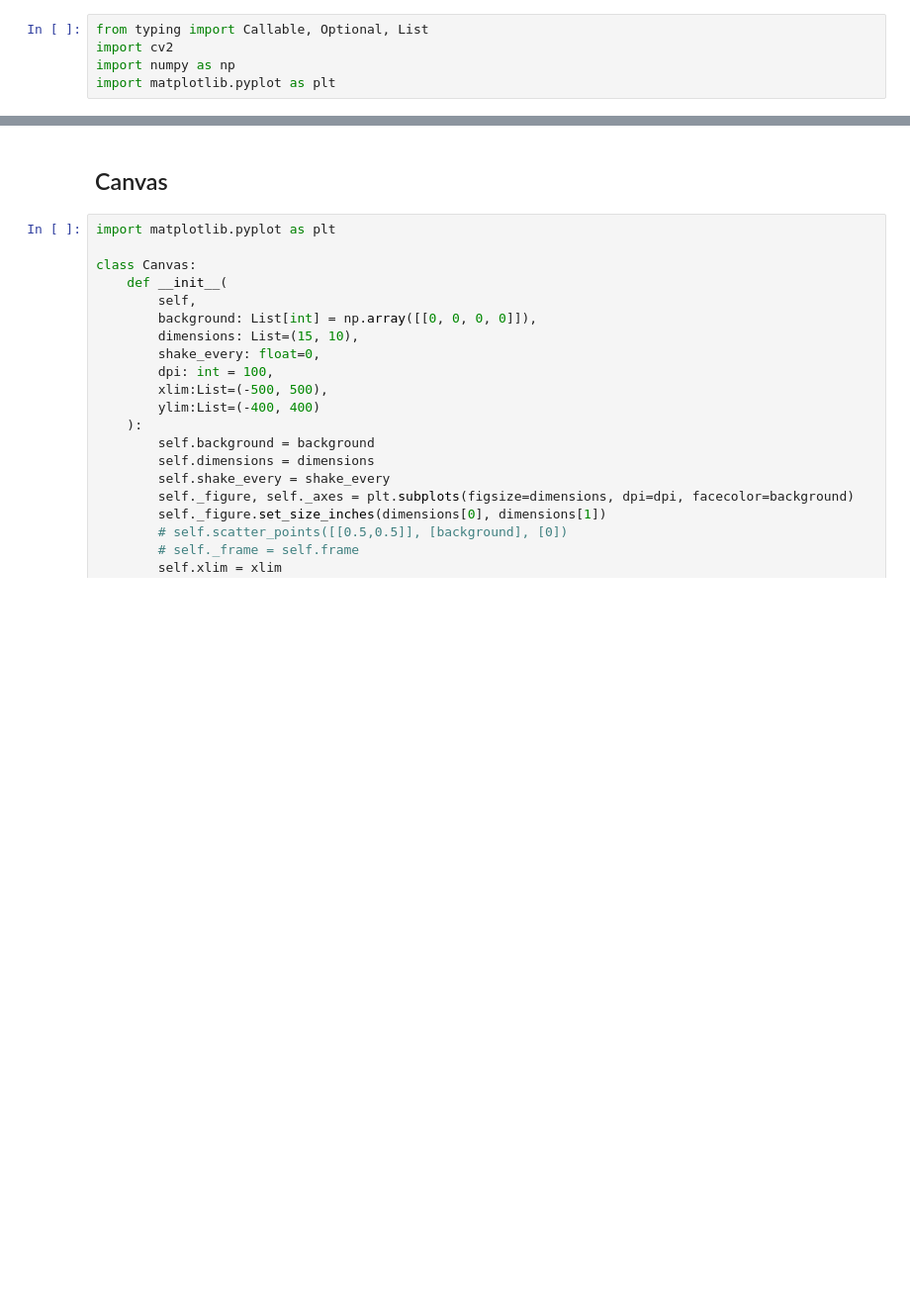
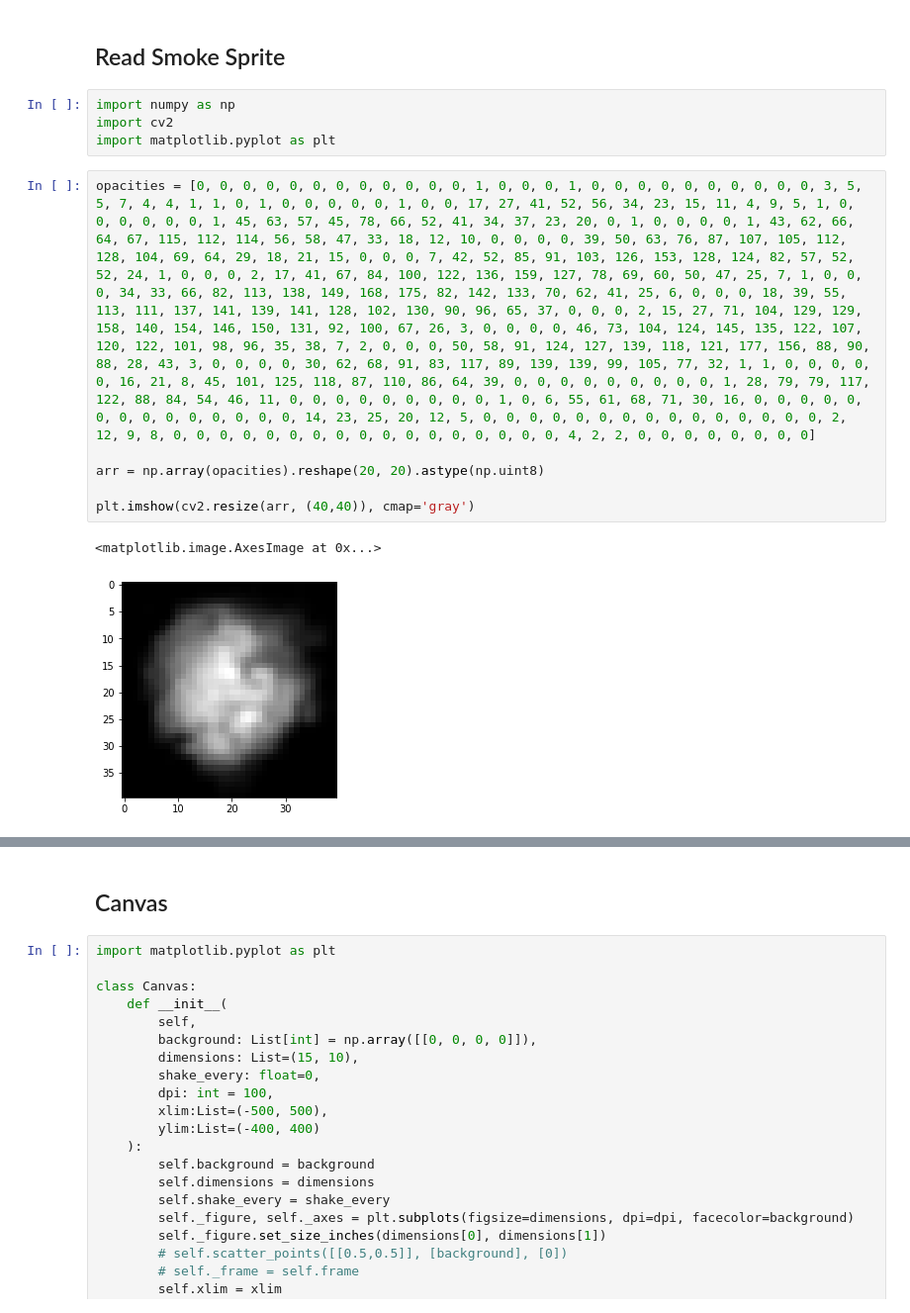
Before and after one commit to q-viper/SmokeSim, a Jupyter notebook: notebooks/expt.ipynb, the cells around one changed output, grey strips where cells are left out. Shown at 99% size. Drawn from its saved outputs; the diff is of its cells as text; blank space fills up the shorter version.

```diff
--- a/notebooks/expt.ipynb
+++ b/notebooks/expt.ipynb
@@ -1,5 +1,15 @@
+# %% [markdown]
+## Read Smoke Sprite
 # %%
-from typing import Callable, Optional, List
+import numpy as np
 import cv2
-import numpy as np
 import matplotlib.pyplot as plt
+# %%
+opacities = [0, 0, 0, 0, 0, 0, 0, 0, 0, 0, 0, 0, 1, 0, 0, 0, 1, 0, 0, 0, 0, 0, 0, 0, 0, 0, 0, 3, 5, 5, 7, 4, 4, 1, 1, 0, 1, 0, 0, 0, 0, 0, 1, 0, 0, 17, 27, 41, 52, 56, 34, 23, 15, 11, 4, 9, 5, 1, 0, 0, 0, 0, 0, 0, 1, 45, 63, 57, 45, 78, 66, 52, 41, 34, 37, 23, 20, 0, 1, 0, 0, 0, 0, 1, 43, 62, 66, 64, 67, 115, 112, 114, 56, 58, 47, 33, 18, 12, 10, 0, 0, 0, 0, 39, 50, 63, 76, 87, 107, 105, 112, 128, 104, 69, 64, 29, 18, 21, 15, 0, 0, 0, 7, 42, 52, 85, 91, 103, 126, 153, 128, 124, 82, 57, 52, 52, 24, 1, 0, 0, 0, 2, 17, 41, 67, 84, 100, 122, 136, 159, 127, 78, 69, 60, 50, 47, 25, 7, 1, 0, 0, 0, 34, 33, 66, 82, 113, 138, 149, 168, 175, 82, 142, 133, 70, 62, 41, 25, 6, 0, 0, 0, 18, 39, 55, 113, 111, 137, 141, 139, 141, 128, 102, 130, 90, 96, 65, 37, 0, 0, 0, 2, 15, 27, 71, 104, 129, 129, 158, 140, 154, 146, 150, 131, 92, 100, 67, 26, 3, 0, 0, 0, 0, 46, 73, 104, 124, 145, 135, 122, 107, 120, 122, 101, 98, 96, 35, 38, 7, 2, 0, 0, 0, 50, 58, 91, 124, 127, 139, 118, 121, 177, 156, 88, 90, 88, 28, 43, 3, 0, 0, 0, 0, 30, 62, 68, 91, 83, 117, 89, 139, 139, 99, 105, 77, 32, 1, 1, 0, 0, 0, 0, 0, 16, 21, 8, 45, 101, 125, 118, 87, 110, 86, 64, 39, 0, 0, 0, 0, 0, 0, 0, 0, 0, 1, 28, 79, 79, 117, 122, 88, 84, 54, 46, 11, 0, 0, 0, 0, 0, 0, 0, 0, 0, 1, 0, 6, 55, 61, 68, 71, 30, 16, 0, 0, 0, 0, 0, 0, 0, 0, 0, 0, 0, 0, 0, 0, 14, 23, 25, 20, 12, 5, 0, 0, 0, 0, 0, 0, 0, 0, 0, 0, 0, 0, 0, 0, 0, 2, 12, 9, 8, 0, 0, 0, 0, 0, 0, 0, 0, 0, 0, 0, 0, 0, 0, 0, 0, 0, 4, 2, 2, 0, 0, 0, 0, 0, 0, 0, 0]
+
+arr = np.array(opacities).reshape(20, 20).astype(np.uint8)
+
+plt.imshow(cv2.resize(arr, (40,40)), cmap='gray')
+# %% [output]
+<matplotlib.image.AxesImage at 0x...>
+[figure, added]
```
Also changed, not shown: parts of 2 cells of this notebook, 6 other files.
